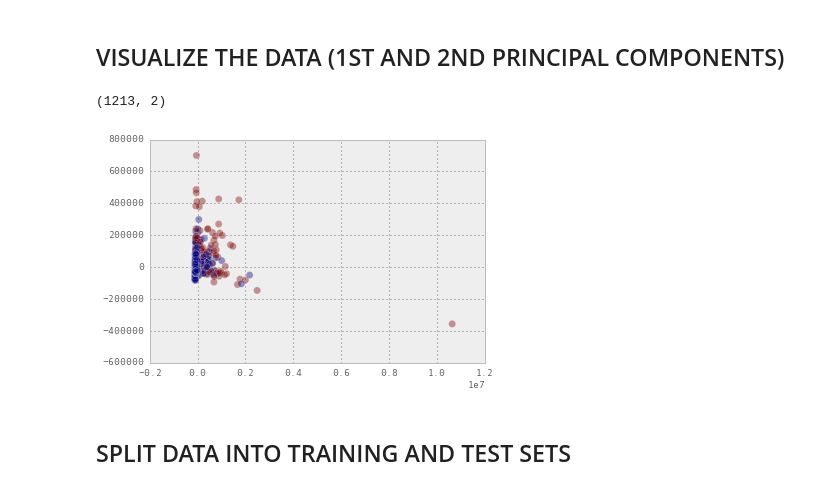
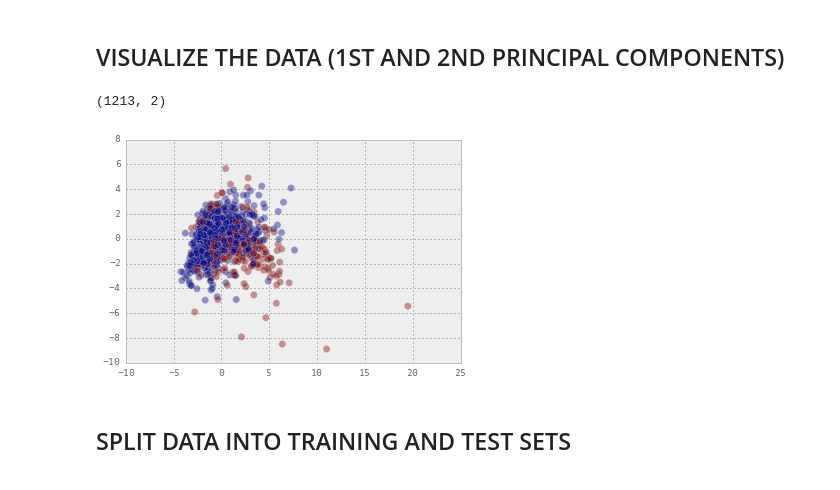
Before and after one commit to hugobowne/machine_learning_techniques, a Jupyter notebook: POTUS_aka_El_Presidente/python_code/python_POTUS.ipynb, the cells around one changed output. Drawn from its saved outputs; the diff is of its cells as text; code cells hidden in the pictures.

```diff
--- a/POTUS_aka_El_Presidente/python_code/python_POTUS.ipynb
+++ b/POTUS_aka_El_Presidente/python_code/python_POTUS.ipynb
@@ -26,24 +26,24 @@ df.head()
 | 4 | 13252 | 34.5 | 15.0 | 15.8 | 13012 | ... |
 # %% [markdown]
 <h2>VISUALIZE THE DATA (1ST AND 2ND PRINCIPAL COMPONENTS)</h2>
-# %%
-##using (parts of) andreas mueller's intro. to scikit-learn as a pseudo-template for analyzing
-##the POTUS data:
-##https://github.com/amueller/sklearn_tutorial/blob/master/presentation.ipynb
-from sklearn.decomposition import PCA #import principal component analysis
-pca = PCA(n_components=2) #Instantiate the model & set parameters
-pca.fit(df1); #Fit the model
-df_pca = pca.transform(df1)#Apply the model. For embeddings / decompositions, this is transform.
-print(df_pca.shape)
-plt.scatter(df_pca[:, 0], df_pca[:, 1] , c = df['Win_bin'] , s = 50 , alpha=0.4);
-# %% [output]
-(1213, 2)
-[figure, removed]
 # %%
 ##time to preprocess
 from sklearn.preprocessing import scale
 df2 = scale(df1) #this centers AND scales
 #pd.DataFrame(df2)
+# %%
+##using (parts of) andreas mueller's intro. to scikit-learn as a pseudo-template for analyzing
+##the POTUS data:
+##https://github.com/amueller/sklearn_tutorial/blob/master/presentation.ipynb
+from sklearn.decomposition import PCA #import principal component analysis
+pca = PCA(n_components=2) #Instantiate the model & set parameters
+pca.fit(df2); #Fit the model
+df_pca = pca.transform(df2)#Apply the model. For embeddings / decompositions, this is transform.
+print(df_pca.shape)
+plt.scatter(df_pca[:, 0], df_pca[:, 1] , c = df['Win_bin'] , s = 50 , alpha=0.4);
+# %% [output]
+(1213, 2)
+[figure, added]
 # %% [markdown]
 <h2>SPLIT DATA INTO TRAINING AND TEST SETS</h2>
 # %%
```
